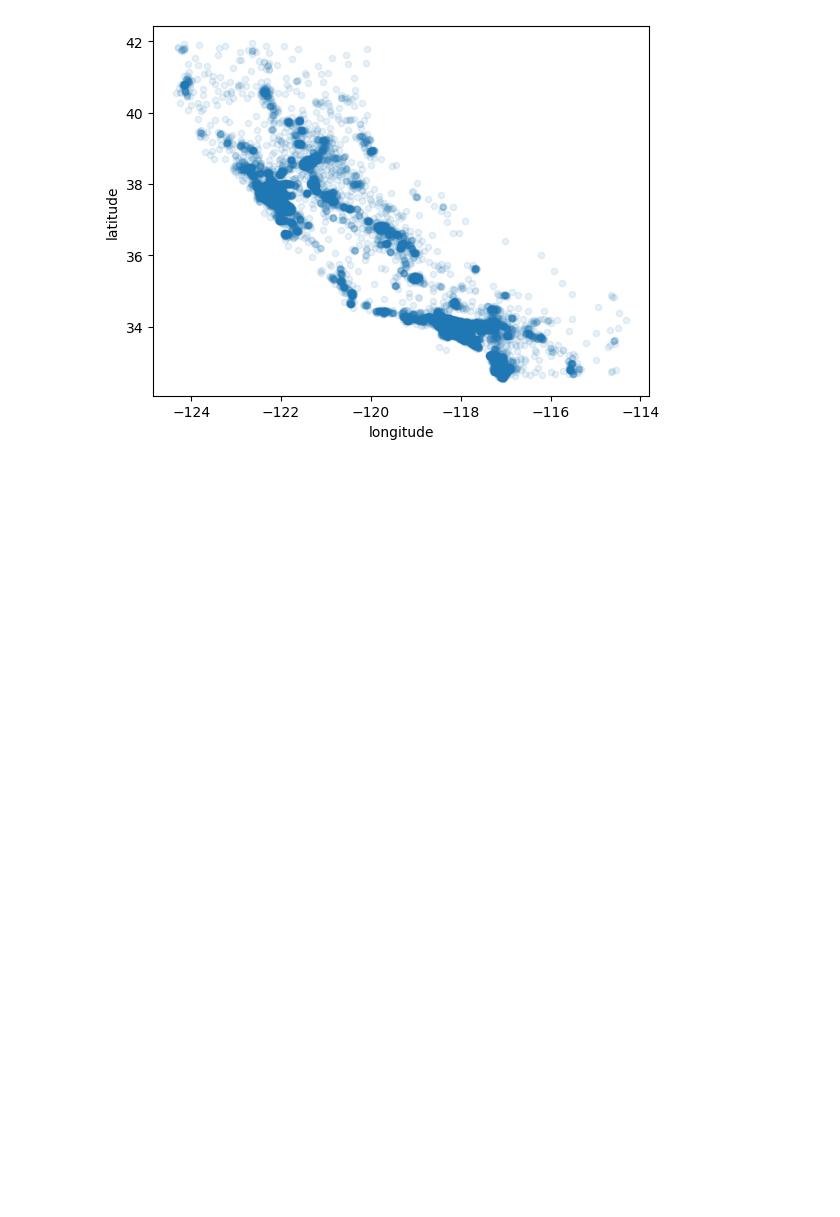
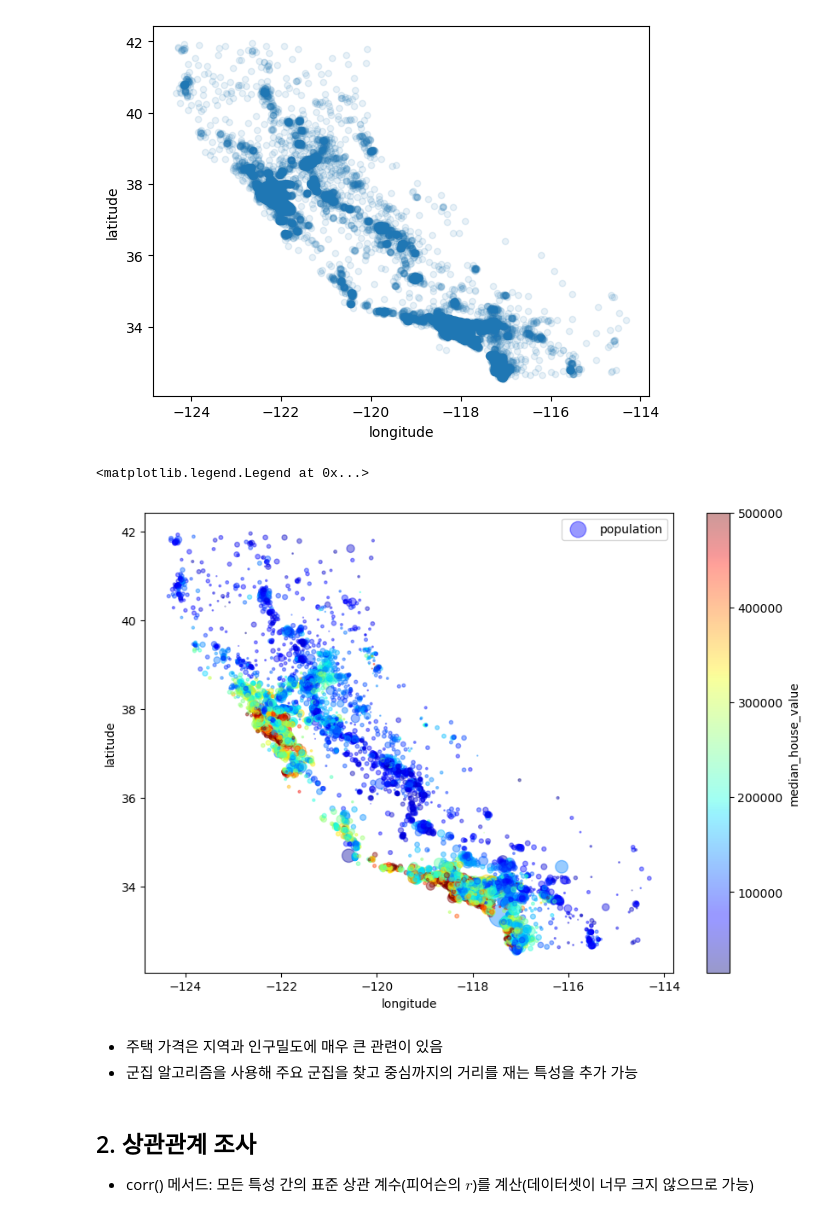
Before and after one commit to hello-kitsch/hello-kitsch.github.io, a Jupyter notebook: hands_on_ml/hands_on_ml_2_end_to_end_ml_prj.ipynb, the cells around one changed output. Cells and saved outputs as stored; diff of their text form; code cells hidden in the pictures; blank space fills up the shorter version.

```diff
--- a/hands_on_ml/hands_on_ml_2_end_to_end_ml_prj.ipynb
+++ b/hands_on_ml/hands_on_ml_2_end_to_end_ml_prj.ipynb
@@ -288,4 +291,18 @@ housing.plot(kind="scatter", x="longitude", y="latitude", alpha=0.1)
 [figure]
 # %%
 #매개변수s(원의 반지름:구역의 인구),매개변수c(색상:가격)-jet을 선택(매개변수 cmap)
-housing.plot(kind="scatter", x="longitude", y="latitude", alpha=0.4, )
+housing.plot(kind="scatter", x="longitude", y="latitude", alpha=0.4,
+             s=housing["population"]/100, label="population", figsize=(10,7),
+             c="median_house_value", cmap=plt.get_cmap("jet"), colorbar=True,
+             sharex=False
+            )
+plt.legend()
+# %% [output]
+<matplotlib.legend.Legend at 0x...>
+[figure, added]
+# %% [markdown]
+- 주택 가격은 지역과 인구밀도에 매우 큰 관련이 있음
+- 군집 알고리즘을 사용해 주요 군집을 찾고 중심까지의 거리를 재는 특성을 추가 가능
+# %% [markdown]
+## 2. 상관관계 조사
+- corr() 메서드: 모든 특성 간의 표준 상관 계수(피어슨의 $r$)를 계산(데이터셋이 너무 크지 않으므로 가능)
```
Also changed, not shown: parts of 34 cells of this notebook, 3 other files.
